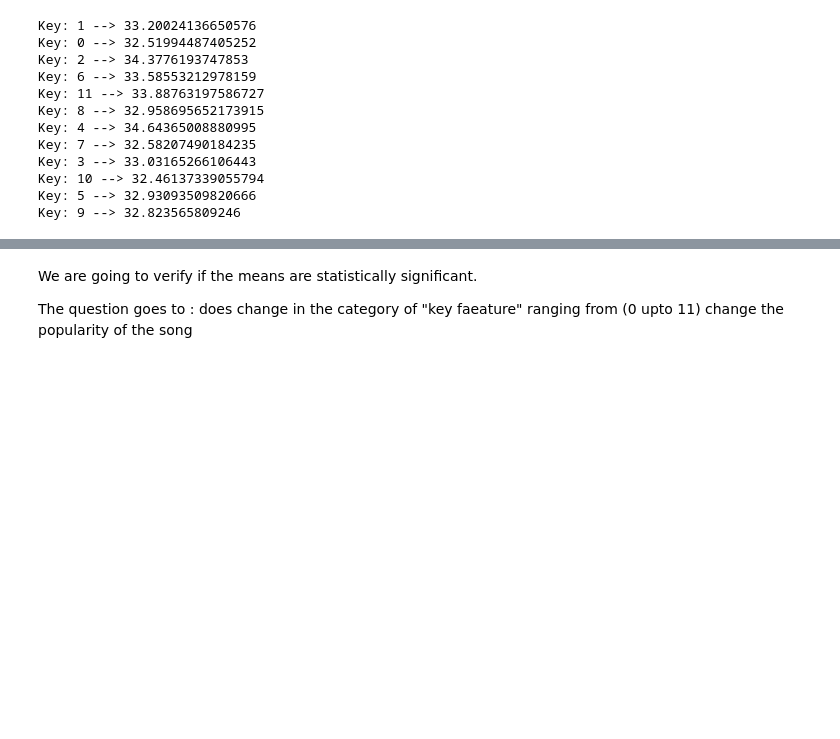
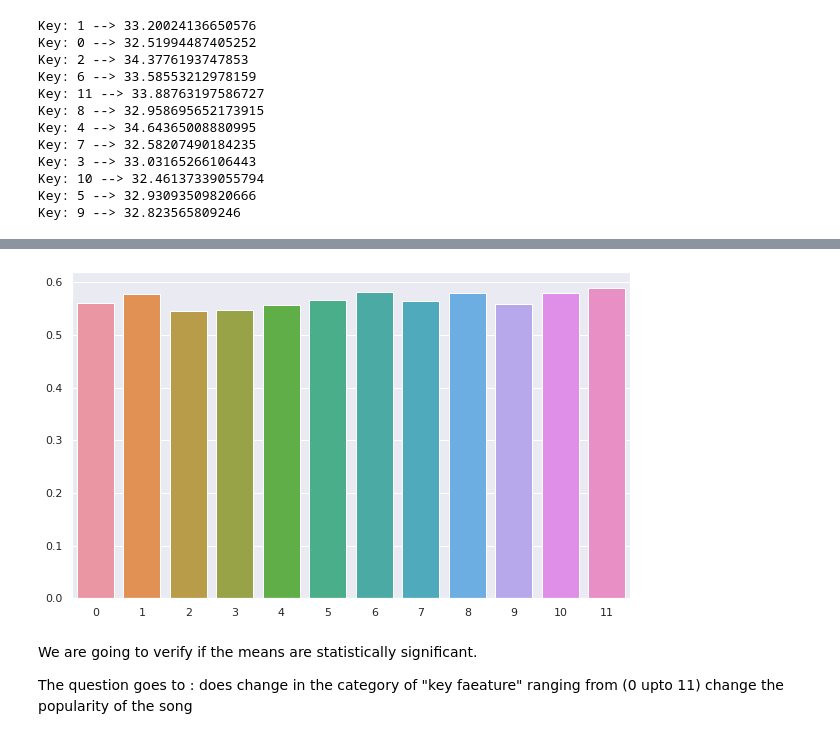
Before and after one commit to abhi-11nav/Spotify-data-Analysis, a Jupyter notebook: Spotify_Music_Analysis.ipynb, the cells around one changed output, grey strips where cells are left out. Drawn from its saved outputs; the diff is of its cells as text; code cells hidden in the pictures; blank space fills up the shorter version.

```diff
--- a/Spotify_Music_Analysis.ipynb
+++ b/Spotify_Music_Analysis.ipynb
@@ -485,0 +486,8 @@ sns.set(rc={'figure.figsize':(10,6)})
+# %%
+# means of popularity for different key value
+
+danceability_means = []
+
+for val in data["key"].unique():
+  danceability_means.append(data[data["key"]==val]["danceability"].mean())
+  print("Key:",val,"-->",data[data["key"]==val]["danceability"].mean())
@@ -486,3 +507,10 @@ sns.set(rc={'figure.figsize':(10,6)})
+# %%
+# Visual representations of the mean
+
+sns.barplot(data["key"].unique(), danceability_means)
+sns.set(rc={'figure.figsize':(10,6)})
+# %% [output]
+[figure, added]
 # %% [markdown]
 We are going to verify if the means are statistically significant.
 
```
Also changed, not shown: parts of 17 cells of this notebook.
